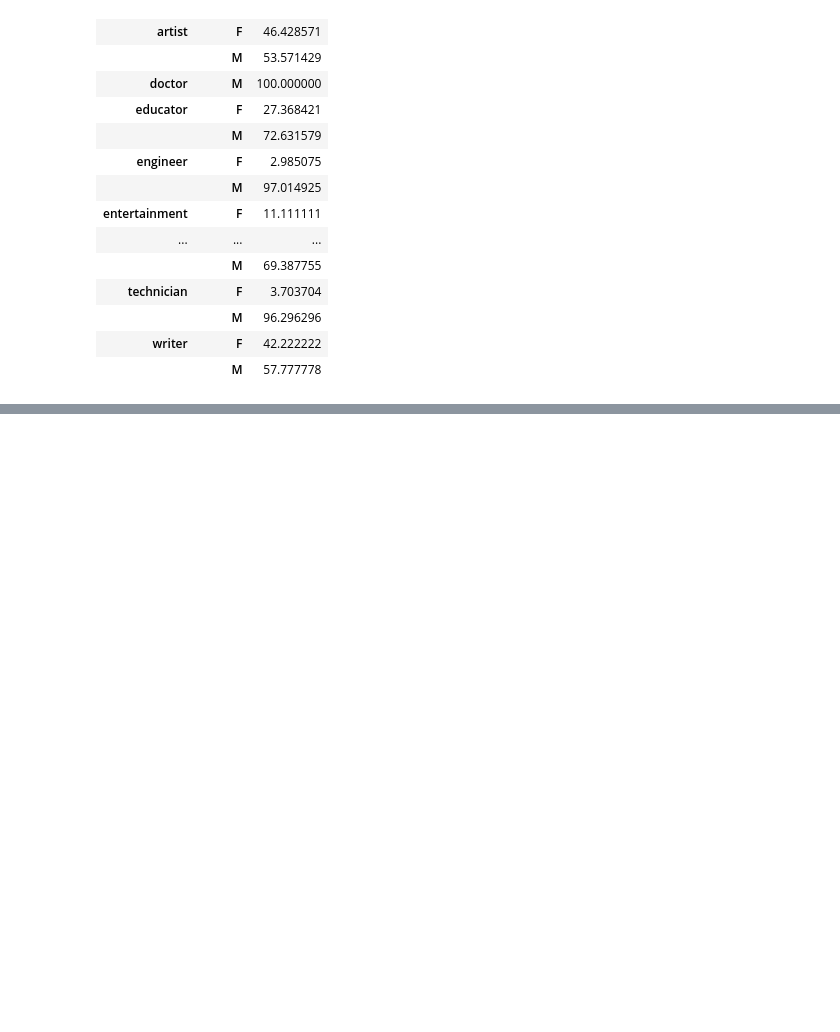
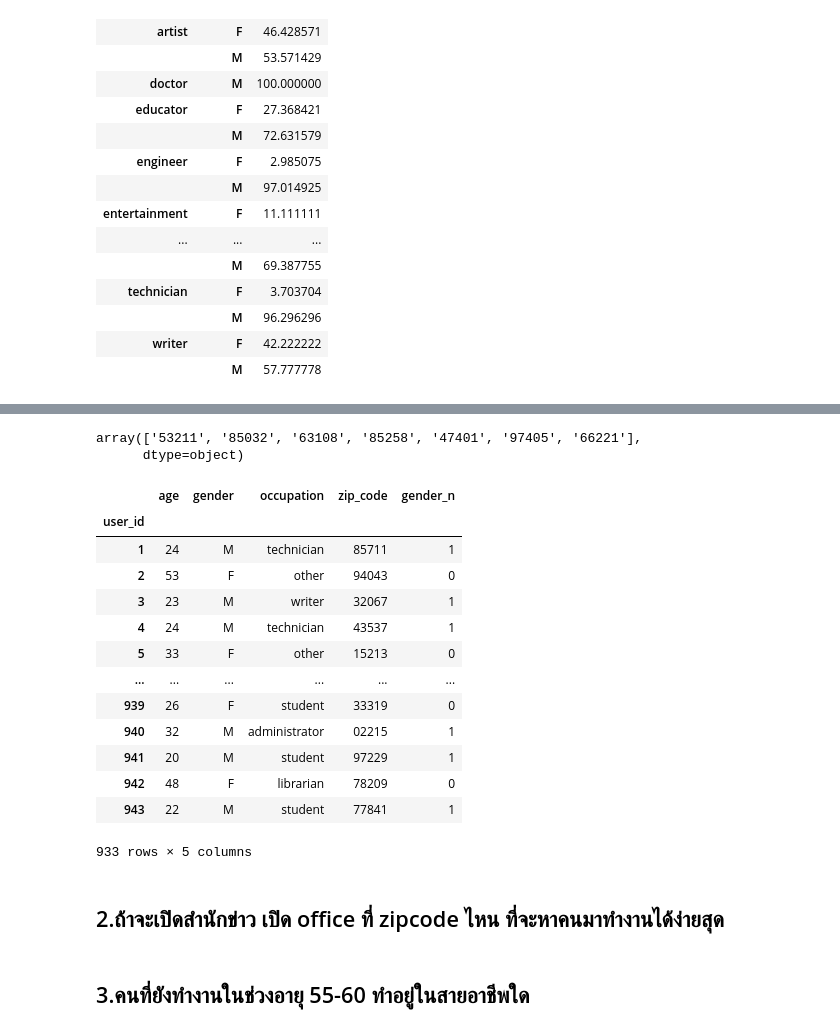
Before and after one commit to macgyver121/DADS5001, a Jupyter notebook: week4/Occupation/Exercises_with_solutions.ipynb, the cells around one changed output, grey strips where cells are left out. Cells and saved outputs as stored; diff of their text form; code cells hidden in the pictures; blank space fills up the shorter version.

```diff
--- a/week4/Occupation/Exercises_with_solutions.ipynb
+++ b/week4/Occupation/Exercises_with_solutions.ipynb
@@ -234,0 +275,27 @@ occup_gender
+# %%
+arr = users[users['occupation'] == 'doctor']['zip_code'].unique()
+arr
+# %% [output]
+array(['53211', '85032', '63108', '85258', '47401', '97405', '66221'],
+      dtype=object)
+# %%
+users[~users['zip_code'].isin(arr)]
+# %% [output]
+|  | age | gender | occupation | zip_code | gender_n |
+| user_id |  |  |  |  |  |
+| 1 | 24 | M | technician | 85711 | 1 |
+| 2 | 53 | F | other | 94043 | 0 |
+| 3 | 23 | M | writer | 32067 | 1 |
+| 4 | 24 | M | technician | 43537 | 1 |
+| 5 | 33 | F | other | 15213 | 0 |
+| ... | ... | ... | ... | ... | ... |
+| 939 | 26 | F | student | 33319 | 0 |
+| 940 | 32 | M | administrator | 02215 | 1 |
+| 941 | 20 | M | student | 97229 | 1 |
+| 942 | 48 | F | librarian | 78209 | 0 |
+| 943 | 22 | M | student | 77841 | 1 |
+933 rows × 5 columns
+# %% [markdown]
+## 2.ถ้าจะเปิดสำนักข่าว เปิด office ที่ zipcode ไหน ที่จะหาคนมาทำงานได้ง่ายสุด
+# %% [markdown]
+## 3.คนที่ยังทำงานในช่วงอายุ 55-60 ทำอยู่ในสายอาชีพใด
```
Also changed, not shown: parts of 4 cells of this notebook.
